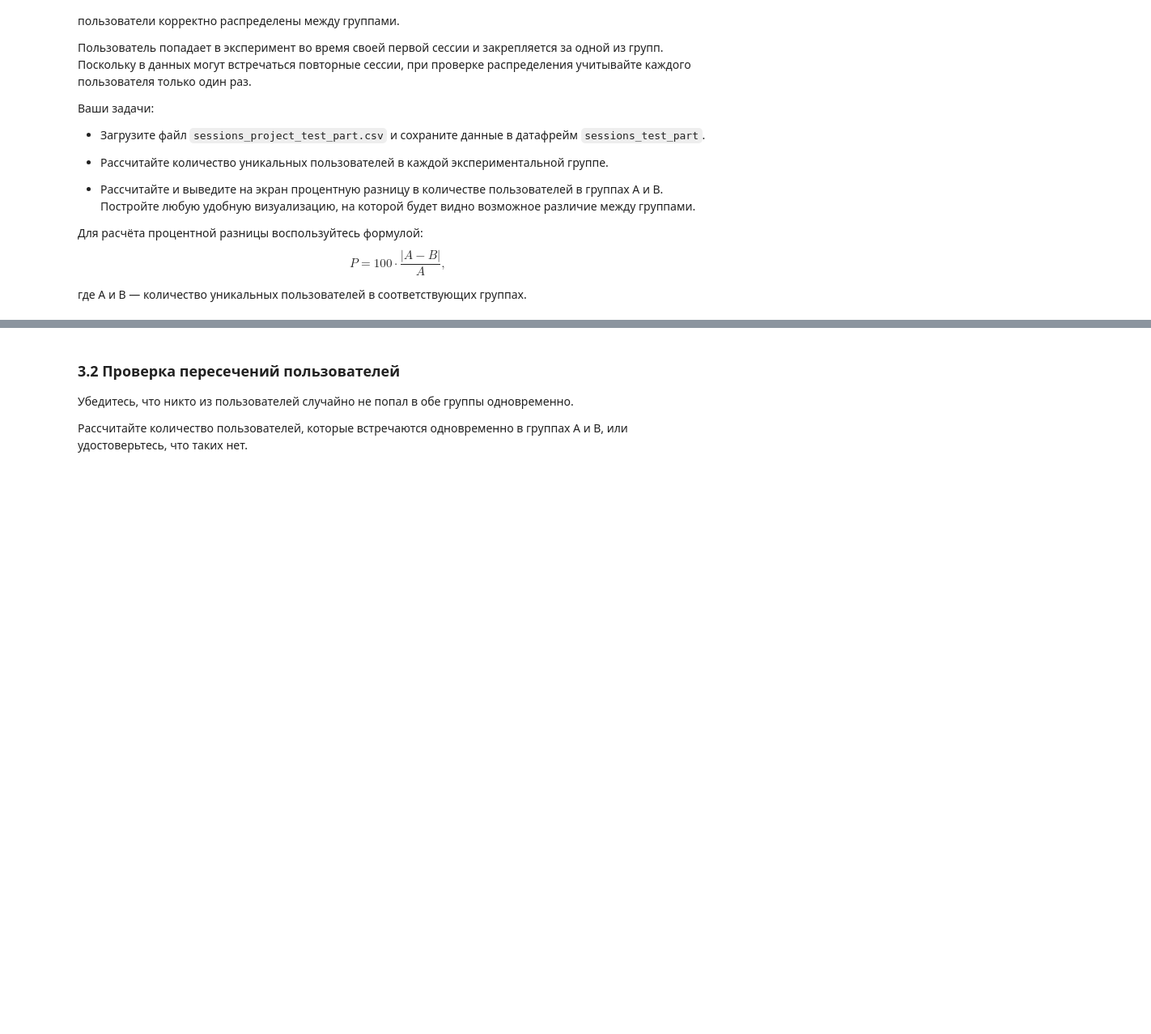
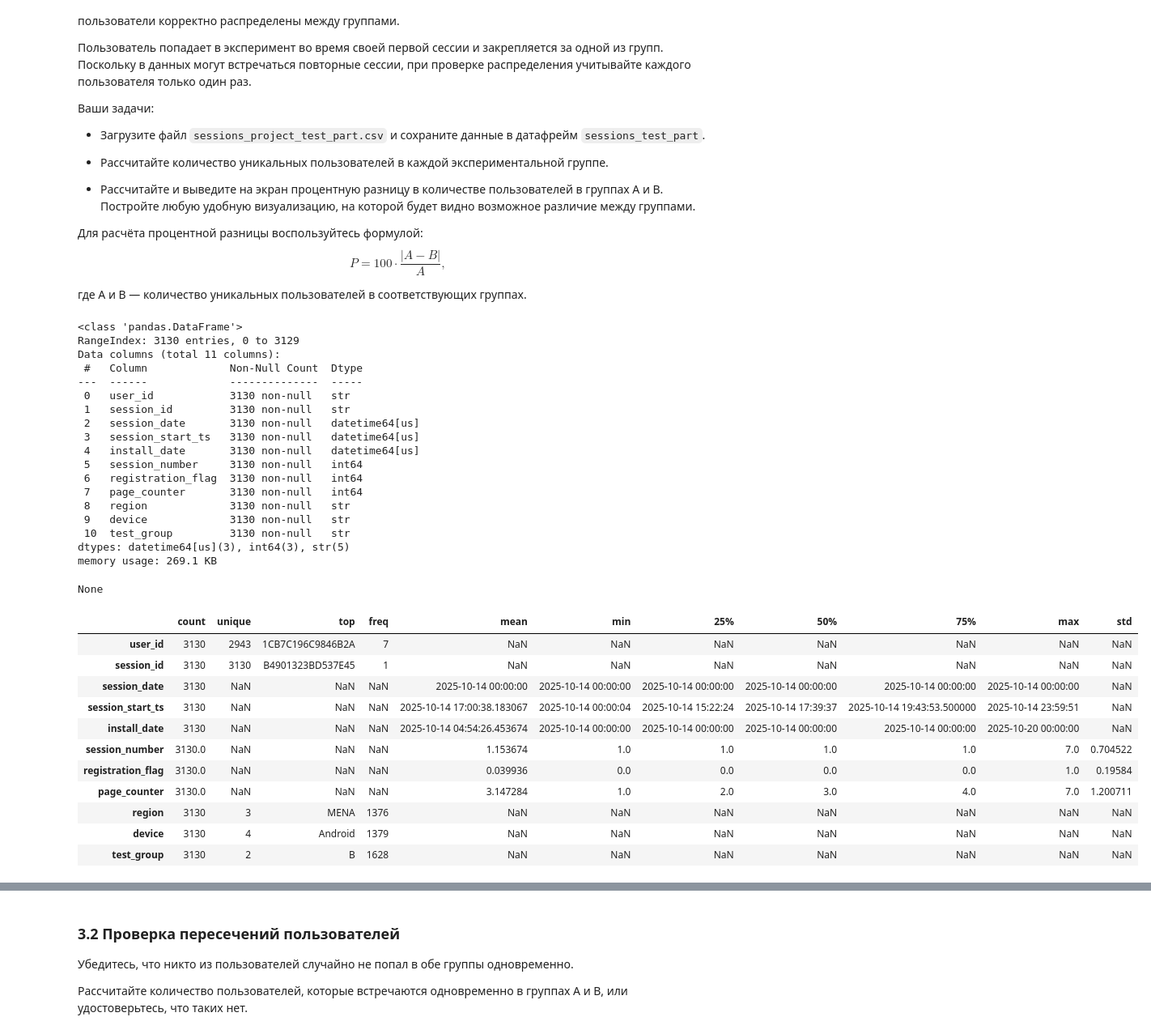
Before and after one commit to MEYakunin/Sprint22_AB_Test_Successful_First_Sessions, a Jupyter notebook: Sprint22_AB_Test_Successful_First_Sessions_Yakunin_Mikl.ipynb, the cells around one changed output, grey strips where cells are left out. Shown at 81% size. Drawn from its saved outputs; the diff is of its cells as text; code cells hidden in the pictures; blank space fills up the shorter version.

```diff
--- a/Sprint22_AB_Test_Successful_First_Sessions_Yakunin_Mikl.ipynb
+++ b/Sprint22_AB_Test_Successful_First_Sessions_Yakunin_Mikl.ipynb
@@ -700,8 +700,43 @@ $$P = 100 \cdot  \frac{|A − B|}{A},$$
 # %%
 # Загрузите данные за первый день теста и выполните парсинг колонок с датой и временем, указав их в аргументе parse_dates
 sessions_test_part = pd.read_csv(
-    DATA_PATH + "...",
-    parse_dates=[...]
+    DATA_PATH + "sessions_project_test_part.csv",
+    parse_dates=["session_date", "session_start_ts", "install_date"]
 )
+
+# Выведите информацию о загруженных данных
+display(sessions_test_part.info(), sessions_test_part.describe(include="all").T)
+# %% [output]
+<class 'pandas.DataFrame'>
+RangeIndex: 3130 entries, 0 to 3129
+Data columns (total 11 columns):
+ #   Column             Non-Null Count  Dtype
+---  ------             --------------  -----
+ 0   user_id            3130 non-null   str
+ 1   session_id         3130 non-null   str
+ 2   session_date       3130 non-null   datetime64[us]
+ 3   session_start_ts   3130 non-null   datetime64[us]
+ 4   install_date       3130 non-null   datetime64[us]
+ 5   session_number     3130 non-null   int64
+ 6   registration_flag  3130 non-null   int64
+ 7   page_counter       3130 non-null   int64
+ 8   region             3130 non-null   str
+ 9   device             3130 non-null   str
+ 10  test_group         3130 non-null   str
+dtypes: datetime64[us](3), int64(3), str(5)
+memory usage: 269.1 KB
+None
+|  | count | unique | top | freq | mean | min | 25% | 50% | 75% | max | std |
+| user_id | 3130 | 2943 | 1CB7C196C9846B2A | 7 | NaN | NaN | NaN | NaN | NaN | NaN | NaN |
+| session_id | 3130 | 3130 | B4901323BD537E45 | 1 | NaN | NaN | NaN | NaN | NaN | NaN | NaN |
+| session_date | 3130 | NaN | NaN | NaN | 2025-10-14 00:00:00 | 2025-10-14 00:00:00 | 2025-10-14 00:00:00 | 2025-10-14 00:00:00 | 2025-10-14 00:00:00 | 2025-10-14 00:00:00 | NaN |
+| session_start_ts | 3130 | NaN | NaN | NaN | 2025-10-14 17:00:38.183067 | 2025-10-14 00:00:04 | 2025-10-14 15:22:24 | 2025-10-14 17:39:37 | 2025-10-14 19:43:53.500000 | 2025-10-14 23:59:51 | NaN |
+| install_date | 3130 | NaN | NaN | NaN | 2025-10-14 04:54:26.453674 | 2025-10-14 00:00:00 | 2025-10-14 00:00:00 | 2025-10-14 00:00:00 | 2025-10-14 00:00:00 | 2025-10-20 00:00:00 | NaN |
+| session_number | 3130.0 | NaN | NaN | NaN | 1.153674 | 1.0 | 1.0 | 1.0 | 1.0 | 7.0 | 0.704522 |
+| registration_flag | 3130.0 | NaN | NaN | NaN | 0.039936 | 0.0 | 0.0 | 0.0 | 0.0 | 1.0 | 0.19584 |
+| page_counter | 3130.0 | NaN | NaN | NaN | 3.147284 | 1.0 | 2.0 | 3.0 | 4.0 | 7.0 | 1.200711 |
+| region | 3130 | 3 | MENA | 1376 | NaN | NaN | NaN | NaN | NaN | NaN | NaN |
+| device | 3130 | 4 | Android | 1379 | NaN | NaN | NaN | NaN | NaN | NaN | NaN |
+| test_group | 3130 | 2 | B | 1628 | NaN | NaN | NaN | NaN | NaN | NaN | NaN |
 # %%
 # Выполните агрегацию уникальных пользователей по дням и группам
```
Also changed, not shown: parts of 5 cells of this notebook.
